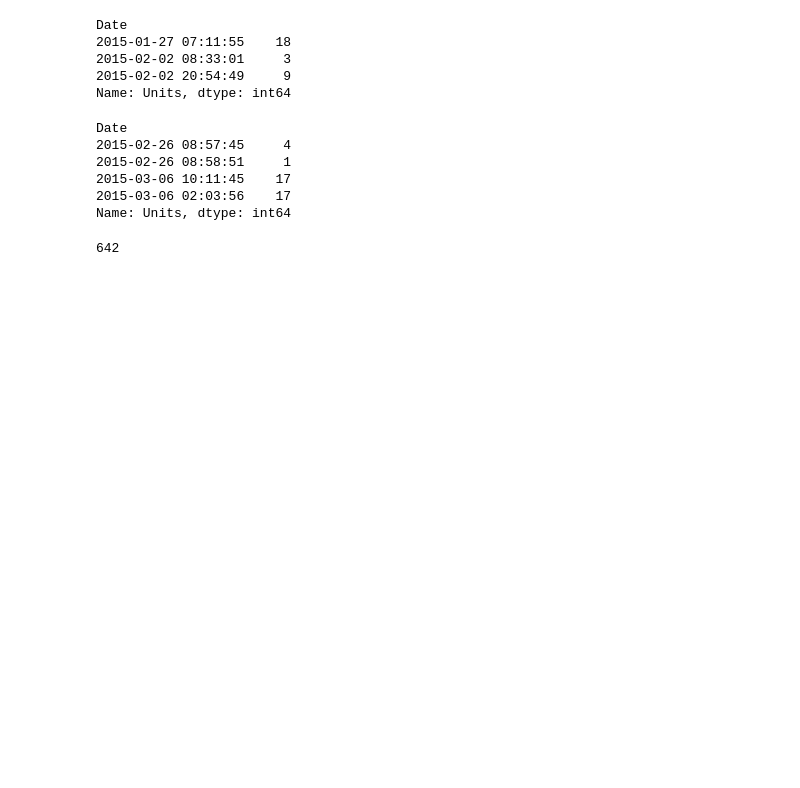
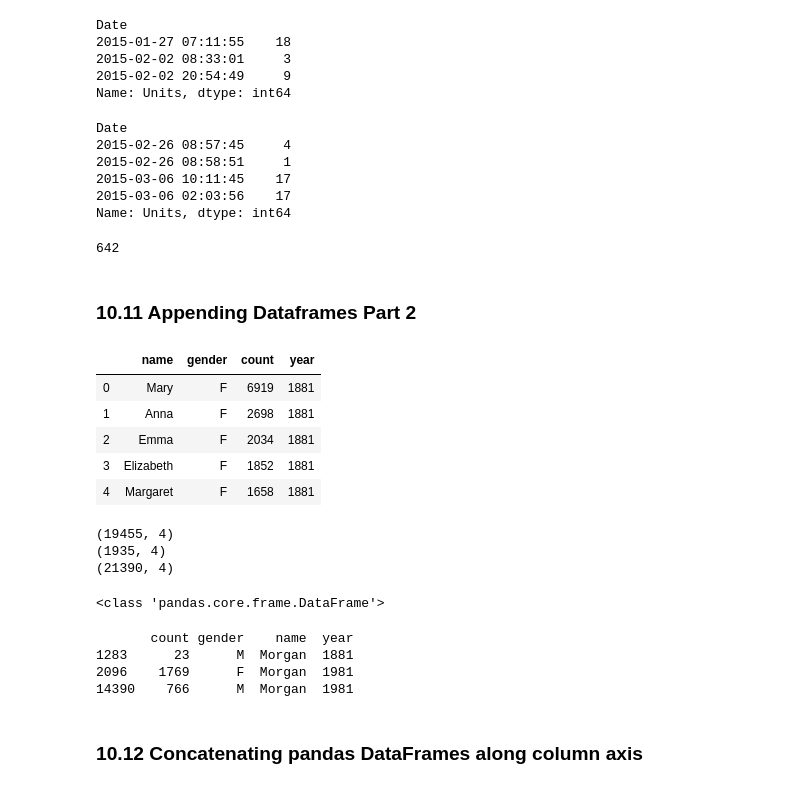
Before and after one commit to afminmax/DC-Data-Scientist-Lessons, a Jupyter notebook: 10-Dataframe-Merging/df-pandas-2.ipynb, the cells around one changed output. Saved outputs shown, nothing was run; the diff lists cells and outputs as text; code cells hidden in the pictures; blank space fills up the shorter version.

Commit message:
part 3 completed

```diff
--- a/10-Dataframe-Merging/df-pandas-2.ipynb
+++ b/10-Dataframe-Merging/df-pandas-2.ipynb
@@ -554,3 +554,5 @@ quarter1 = pd.concat(units, axis='rows')
 # Print slices from quarter1
 print(quarter1.loc['jan 27, 2015':'feb 2, 2015'])
 print(quarter1.loc['feb 26, 2015':'mar 7, 2015'])
+# %% [markdown]
+### 10.11 Appending Dataframes Part 2
@@ -556,0 +561,42 @@ print(quarter1.loc['feb 26, 2015':'mar 7, 2015'])
+# %%
+names_1981 = pd.read_csv('names1981.csv', header=0)
+names_1881 = pd.read_csv('names1881.csv', header=0)
+# %%
+# Add 'year' column to names_1881 and names_1981
+names_1881['year'] = 1881
+names_1981['year'] = 1981
+# %%
+names_1881.head()
+# %% [output]
+|  | name | gender | count | year |
+| 0 | Mary | F | 6919 | 1881 |
+| 1 | Anna | F | 2698 | 1881 |
+| 2 | Emma | F | 2034 | 1881 |
+| 3 | Elizabeth | F | 1852 | 1881 |
+| 4 | Margaret | F | 1658 | 1881 |
+# %%
+# Append names_1981 after names_1881 with ignore_index=True: combined_names
+combined_names = names_1881.append(names_1981, ignore_index=True, sort=True)
+
+# Print shapes of names_1981, names_1881, and combined_names
+print(names_1981.shape)
+print(names_1881.shape)
+print(combined_names.shape)
+# %% [output]
+(19455, 4)
+(1935, 4)
+(21390, 4)
+# %%
+print(type(combined_names))
+# %% [output]
+<class 'pandas.core.frame.DataFrame'>
+# %%
+# Print all rows that contain the name 'Morgan'
+print(combined_names.loc[combined_names['name']=='Morgan'])
+# %% [output]
+       count gender    name  year
+1283      23      M  Morgan  1881
+2096    1769      F  Morgan  1981
+14390    766      M  Morgan  1981
+# %% [markdown]
+### 10.12 Concatenating pandas DataFrames along column axis
```
Also changed, not shown: parts of 5 cells of this notebook.
